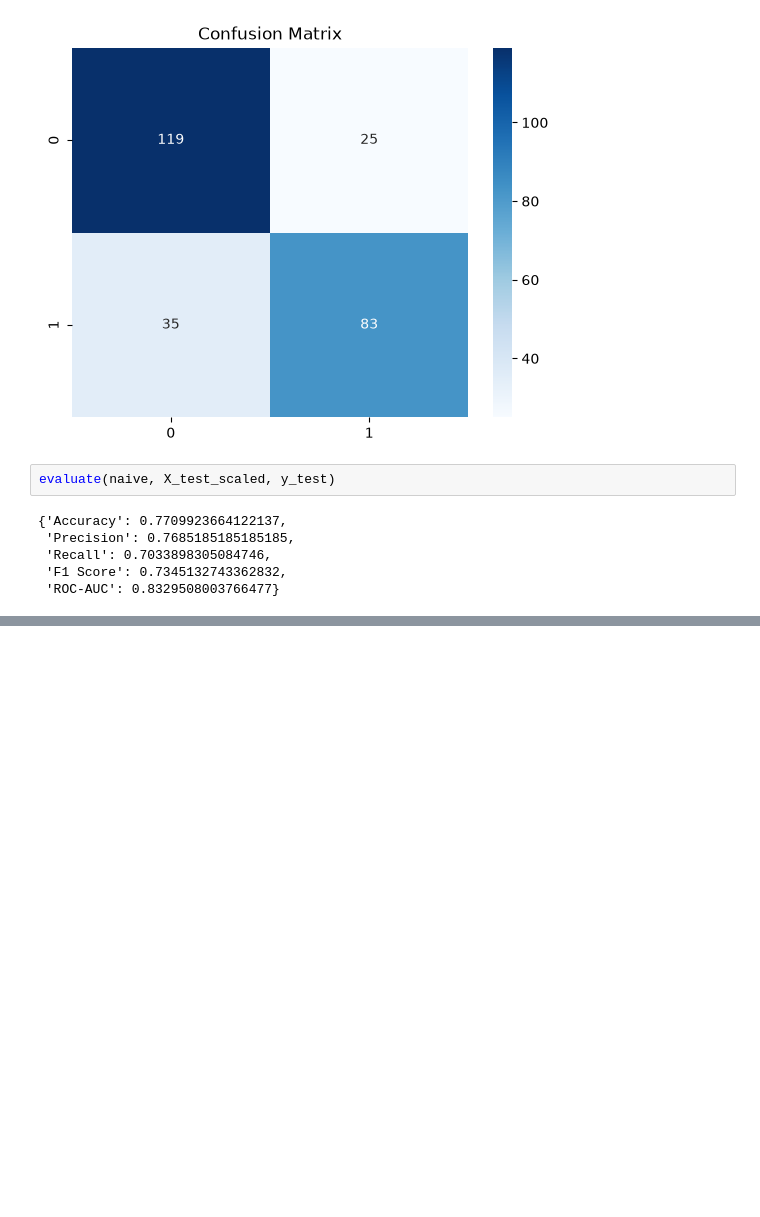
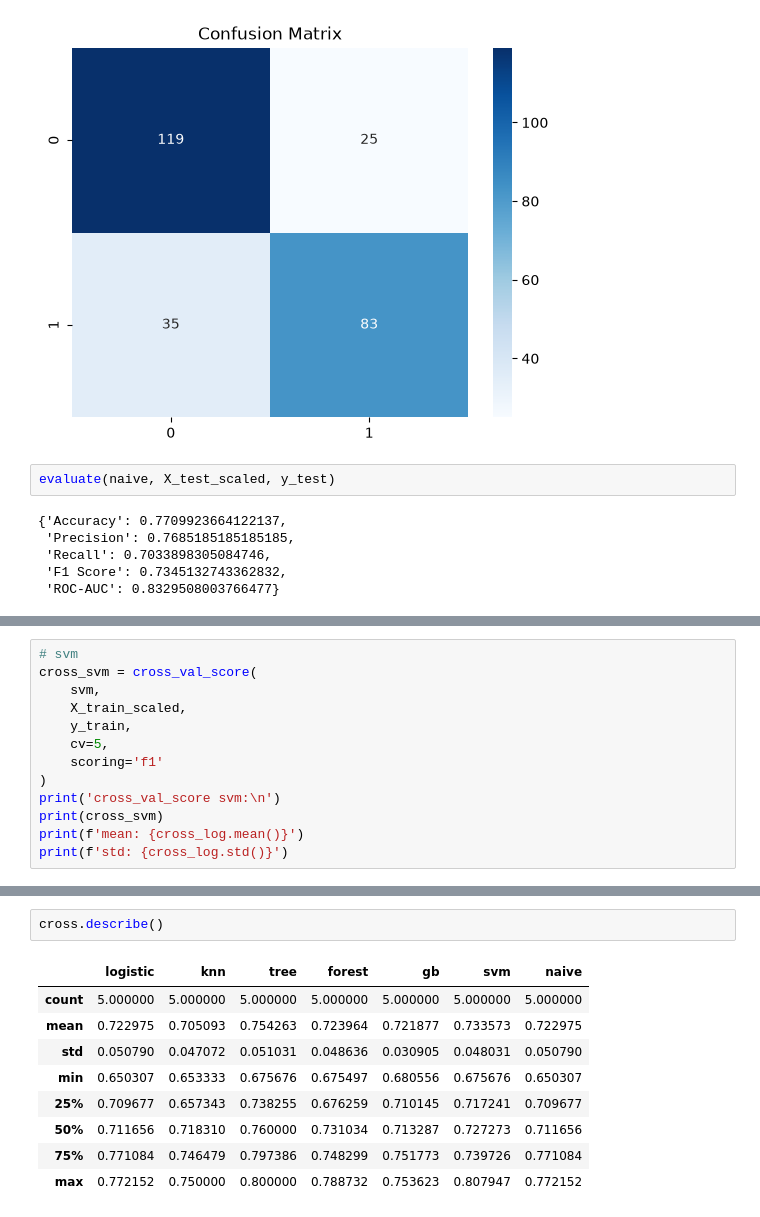
Before and after one commit to Mohamadzf23/titanic-survival-classification, a Jupyter notebook: src/titanic_classification.ipynb, the cells around one changed output, grey strips where cells are left out. Drawn from its saved outputs; the diff is of its cells as text; blank space fills up the shorter version.

```diff
--- a/src/titanic_classification.ipynb
+++ b/src/titanic_classification.ipynb
@@ -782,0 +887,13 @@ evaluate(naive, X_test_scaled, y_test)
+# %%
+# svm
+cross_svm = cross_val_score(
+    svm,
+    X_train_scaled,
+    y_train,
+    cv=5,
+    scoring='f1'
+)
+print('cross_val_score svm:\n')
+print(cross_svm)
+print(f'mean: {cross_log.mean()}')
+print(f'std: {cross_log.std()}')
@@ -782,0 +943,12 @@ evaluate(naive, X_test_scaled, y_test)
+# %%
+cross.describe()
+# %% [output]
+|  | logistic | knn | tree | forest | gb | svm | naive |
+| count | 5.000000 | 5.000000 | 5.000000 | 5.000000 | 5.000000 | 5.000000 | 5.000000 |
+| mean | 0.722975 | 0.705093 | 0.754263 | 0.723964 | 0.721877 | 0.733573 | 0.722975 |
+| std | 0.050790 | 0.047072 | 0.051031 | 0.048636 | 0.030905 | 0.048031 | 0.050790 |
+| min | 0.650307 | 0.653333 | 0.675676 | 0.675497 | 0.680556 | 0.675676 | 0.650307 |
+| 25% | 0.709677 | 0.657343 | 0.738255 | 0.676259 | 0.710145 | 0.717241 | 0.709677 |
+| 50% | 0.711656 | 0.718310 | 0.760000 | 0.731034 | 0.713287 | 0.727273 | 0.711656 |
+| 75% | 0.771084 | 0.746479 | 0.797386 | 0.748299 | 0.751773 | 0.739726 | 0.771084 |
+| max | 0.772152 | 0.750000 | 0.800000 | 0.788732 | 0.753623 | 0.807947 | 0.772152 |
```
Also changed, not shown: parts of 12 cells of this notebook, 1 other file.
